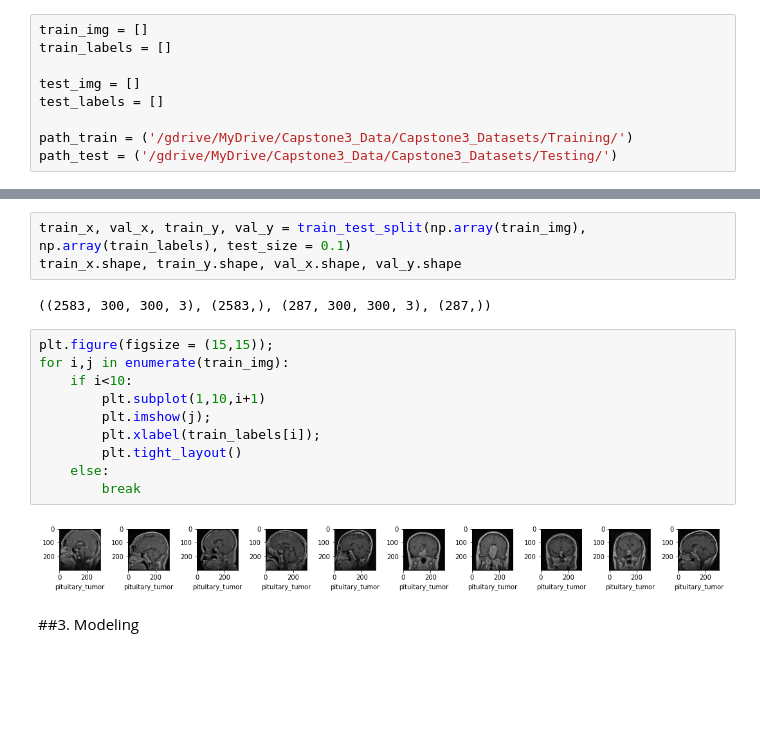
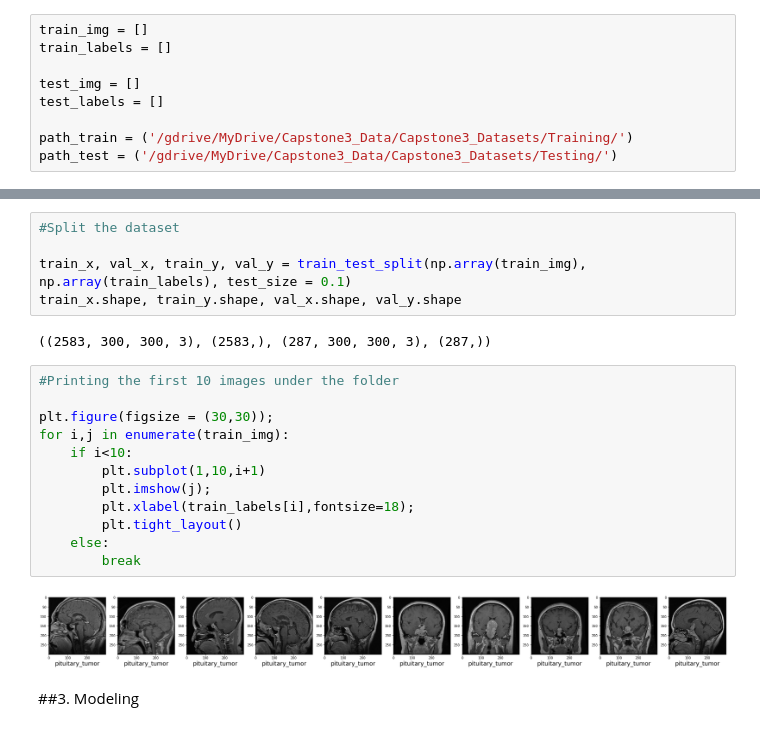
Before and after one commit to AysenGC/Projects, a Jupyter notebook: Springboard_Capstone_3_Brain_Tumor_Classification_with_CNN.ipynb, the cells around one changed output, grey strips where cells are left out. Saved outputs shown, nothing was run; the diff lists cells and outputs as text; blank space fills up the shorter version.

```diff
--- a/Springboard_Capstone_3_Brain_Tumor_Classification_with_CNN.ipynb
+++ b/Springboard_Capstone_3_Brain_Tumor_Classification_with_CNN.ipynb
@@ -70,19 +92,23 @@ img_datagen.fit(test_img)
 # %%
+#Split the dataset
+
 train_x, val_x, train_y, val_y = train_test_split(np.array(train_img), np.array(train_labels), test_size = 0.1)
 train_x.shape, train_y.shape, val_x.shape, val_y.shape
 # %% [output]
 ((2583, 300, 300, 3), (2583,), (287, 300, 300, 3), (287,))
 # %%
-plt.figure(figsize = (15,15));
+#Printing the first 10 images under the folder
+
+plt.figure(figsize = (30,30));
 for i,j in enumerate(train_img):
     if i<10:
         plt.subplot(1,10,i+1)
         plt.imshow(j);
-        plt.xlabel(train_labels[i]);
+        plt.xlabel(train_labels[i],fontsize=18);
         plt.tight_layout()
     else:
         break
 # %% [output]
-[figure, old version]
+[figure, new version]
 # %% [markdown]
 ##3. Modeling
```
Also changed, not shown: parts of 23 cells of this notebook.
